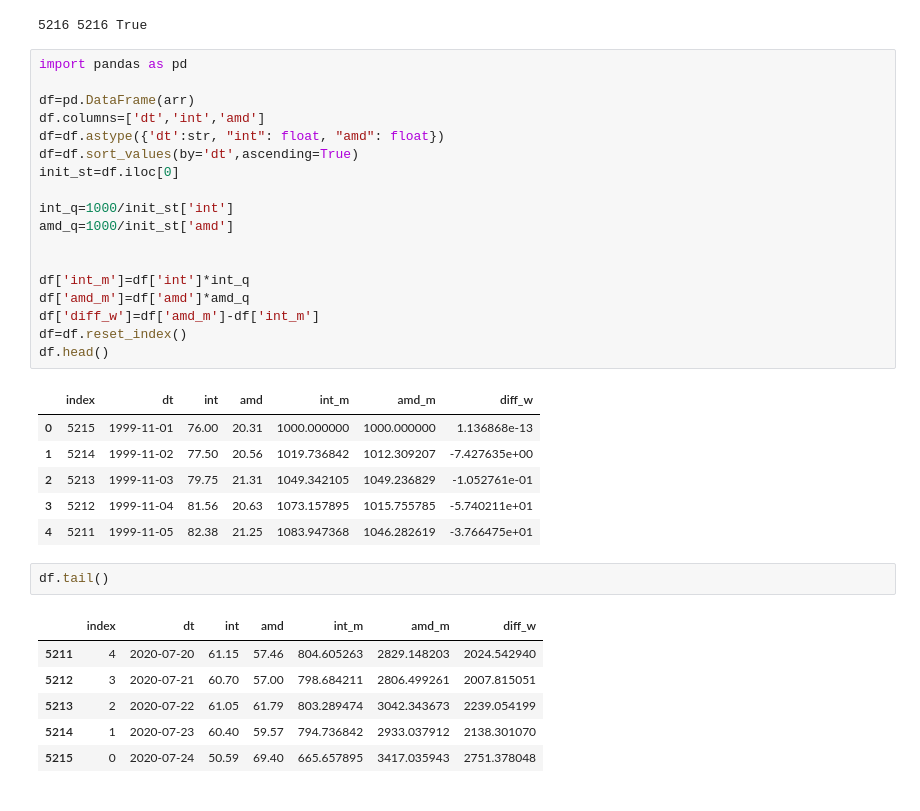
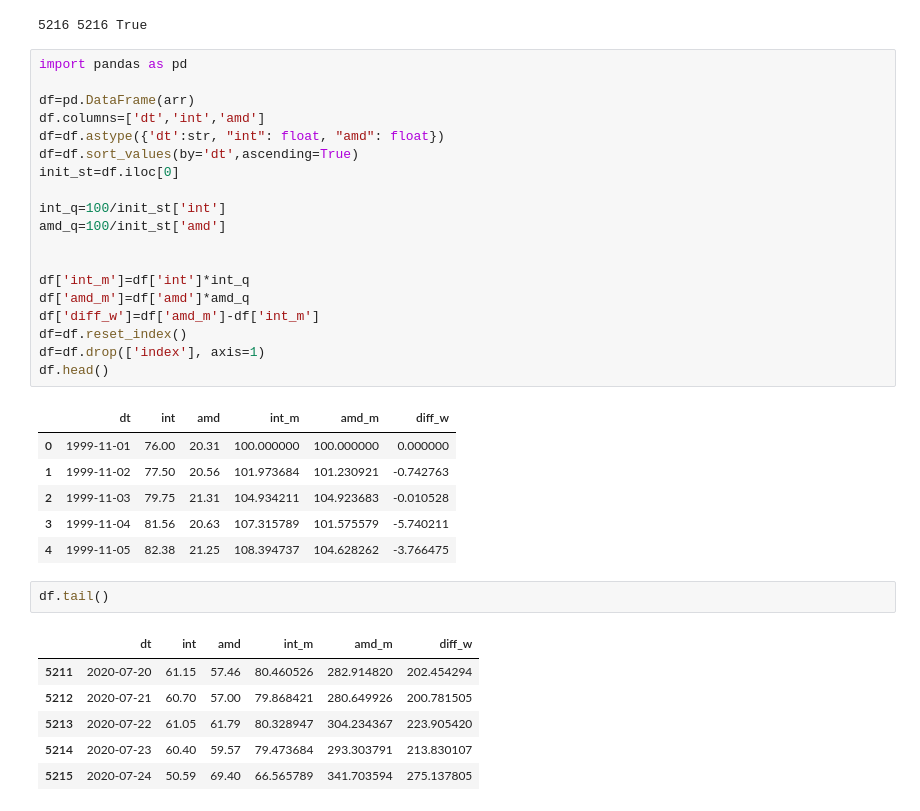
Before and after one commit to greed4040/anallytics, a Jupyter notebook: pair_spread.ipynb, the cells around one changed output. Drawn from its saved outputs; the diff is of its cells as text.

```diff
--- a/pair_spread.ipynb
+++ b/pair_spread.ipynb
@@ -31,34 +31,35 @@ for key in keys_list_amd:
 # %%
 import pandas as pd
 
 df=pd.DataFrame(arr)
 df.columns=['dt','int','amd']
 df=df.astype({'dt':str, "int": float, "amd": float})
 df=df.sort_values(by='dt',ascending=True)
 init_st=df.iloc[0]
 
-int_q=1000/init_st['int']
-amd_q=1000/init_st['amd']
+int_q=100/init_st['int']
+amd_q=100/init_st['amd']
 
 
 df['int_m']=df['int']*int_q
 df['amd_m']=df['amd']*amd_q
 df['diff_w']=df['amd_m']-df['int_m']
 df=df.reset_index()
+df=df.drop(['index'], axis=1)
 df.head()
 # %% [output]
-|  | index | dt | int | amd | int_m | amd_m | diff_w |
-| 0 | 5215 | 1999-11-01 | 76.00 | 20.31 | 1000.000000 | 1000.000000 | 1.136868e-13 |
-| 1 | 5214 | 1999-11-02 | 77.50 | 20.56 | 1019.736842 | 1012.309207 | -7.427635e+00 |
-| 2 | 5213 | 1999-11-03 | 79.75 | 21.31 | 1049.342105 | 1049.236829 | -1.052761e-01 |
-| 3 | 5212 | 1999-11-04 | 81.56 | 20.63 | 1073.157895 | 1015.755785 | -5.740211e+01 |
-| 4 | 5211 | 1999-11-05 | 82.38 | 21.25 | 1083.947368 | 1046.282619 | -3.766475e+01 |
+|  | dt | int | amd | int_m | amd_m | diff_w |
+| 0 | 1999-11-01 | 76.00 | 20.31 | 100.000000 | 100.000000 | 0.000000 |
+| 1 | 1999-11-02 | 77.50 | 20.56 | 101.973684 | 101.230921 | -0.742763 |
+| 2 | 1999-11-03 | 79.75 | 21.31 | 104.934211 | 104.923683 | -0.010528 |
+| 3 | 1999-11-04 | 81.56 | 20.63 | 107.315789 | 101.575579 | -5.740211 |
+| 4 | 1999-11-05 | 82.38 | 21.25 | 108.394737 | 104.628262 | -3.766475 |
 # %%
 df.tail()
 # %% [output]
-|  | index | dt | int | amd | int_m | amd_m | diff_w |
-| 5211 | 4 | 2020-07-20 | 61.15 | 57.46 | 804.605263 | 2829.148203 | 2024.542940 |
-| 5212 | 3 | 2020-07-21 | 60.70 | 57.00 | 798.684211 | 2806.499261 | 2007.815051 |
-| 5213 | 2 | 2020-07-22 | 61.05 | 61.79 | 803.289474 | 3042.343673 | 2239.054199 |
-| 5214 | 1 | 2020-07-23 | 60.40 | 59.57 | 794.736842 | 2933.037912 | 2138.301070 |
-| 5215 | 0 | 2020-07-24 | 50.59 | 69.40 | 665.657895 | 3417.035943 | 2751.378048 |
+|  | dt | int | amd | int_m | amd_m | diff_w |
+| 5211 | 2020-07-20 | 61.15 | 57.46 | 80.460526 | 282.914820 | 202.454294 |
+| 5212 | 2020-07-21 | 60.70 | 57.00 | 79.868421 | 280.649926 | 200.781505 |
+| 5213 | 2020-07-22 | 61.05 | 61.79 | 80.328947 | 304.234367 | 223.905420 |
+| 5214 | 2020-07-23 | 60.40 | 59.57 | 79.473684 | 293.303791 | 213.830107 |
+| 5215 | 2020-07-24 | 50.59 | 69.40 | 66.565789 | 341.703594 | 275.137805 |
```
Also changed, not shown: parts of 4 cells of this notebook.
